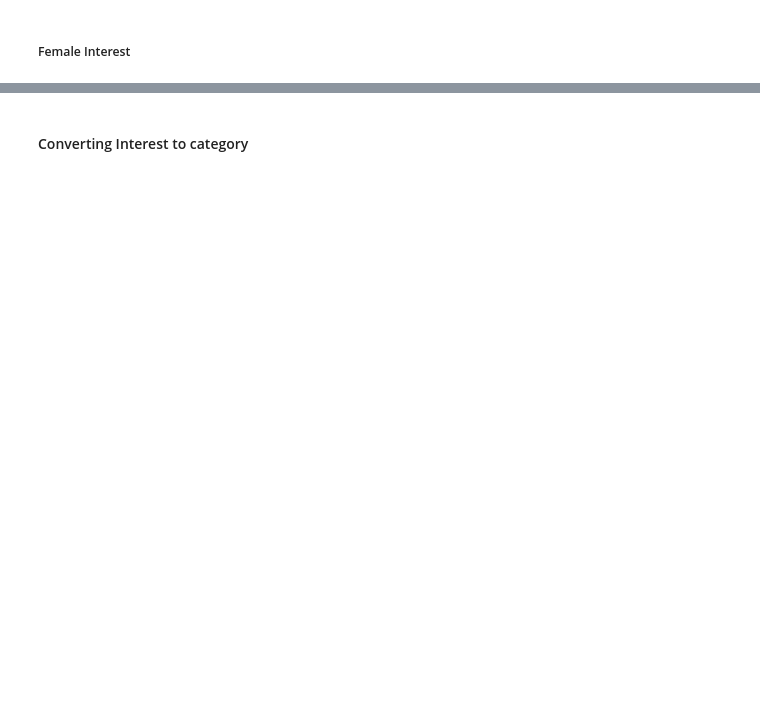
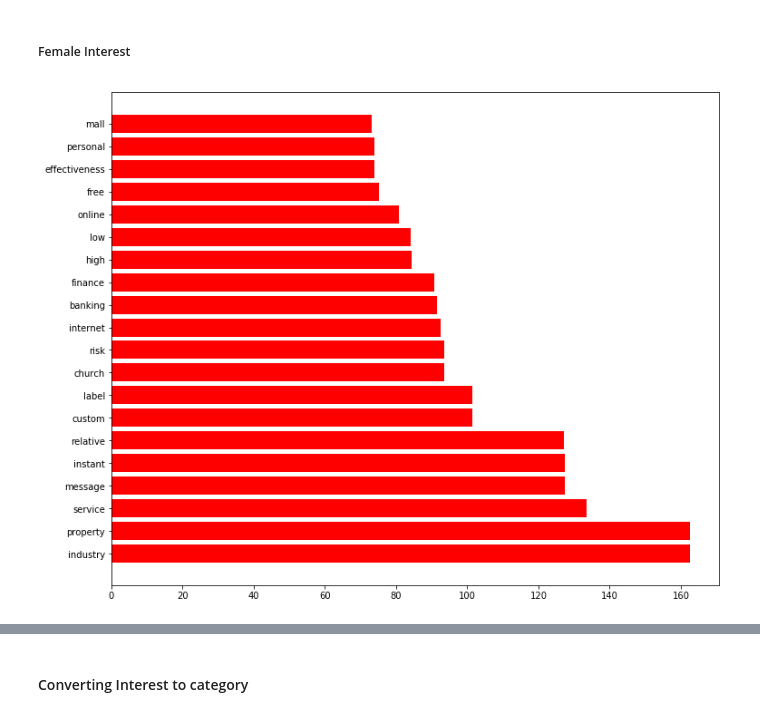
Before and after one commit to wlee0515/Application_Criteria_Generator, a Jupyter notebook: Application_Criteria_Generator/Code/DataPrep/Exploratory Data Analysis.ipynb, the cells around one changed output, grey strips where cells are left out. Cells and saved outputs as stored; diff of their text form; code cells hidden in the pictures; blank space fills up the shorter version.

```diff
--- a/Application_Criteria_Generator/Code/DataPrep/Exploratory Data Analysis.ipynb
+++ b/Application_Criteria_Generator/Code/DataPrep/Exploratory Data Analysis.ipynb
@@ -348,9 +569,11 @@ plt.show()
 # %%
 df_agg_female_interest = df_female_interest_vs_time.drop(["day_of_week","hour"], axis=1).sum().to_frame()
 df_agg_female_interest.columns = ['count']
 df_agg_female_interest = df_agg_female_interest.sort_values(by=['count'],ascending=False)
-df_agg_female_interest = df_agg_female_interest.head(20)
+df_agg_female_interest_Top_20 = df_agg_female_interest.head(20)
 
 plt.figure(figsize=(12,10))
-plt.barh(df_agg_female_interest.index,df_agg_female_interest['count'], color='red')
+plt.barh(df_agg_female_interest_Top_20.index,df_agg_female_interest_Top_20['count'], color='red')
 plt.show()
+# %% [output]
+[figure, added]
```
Also changed, not shown: parts of 40 cells of this notebook.
